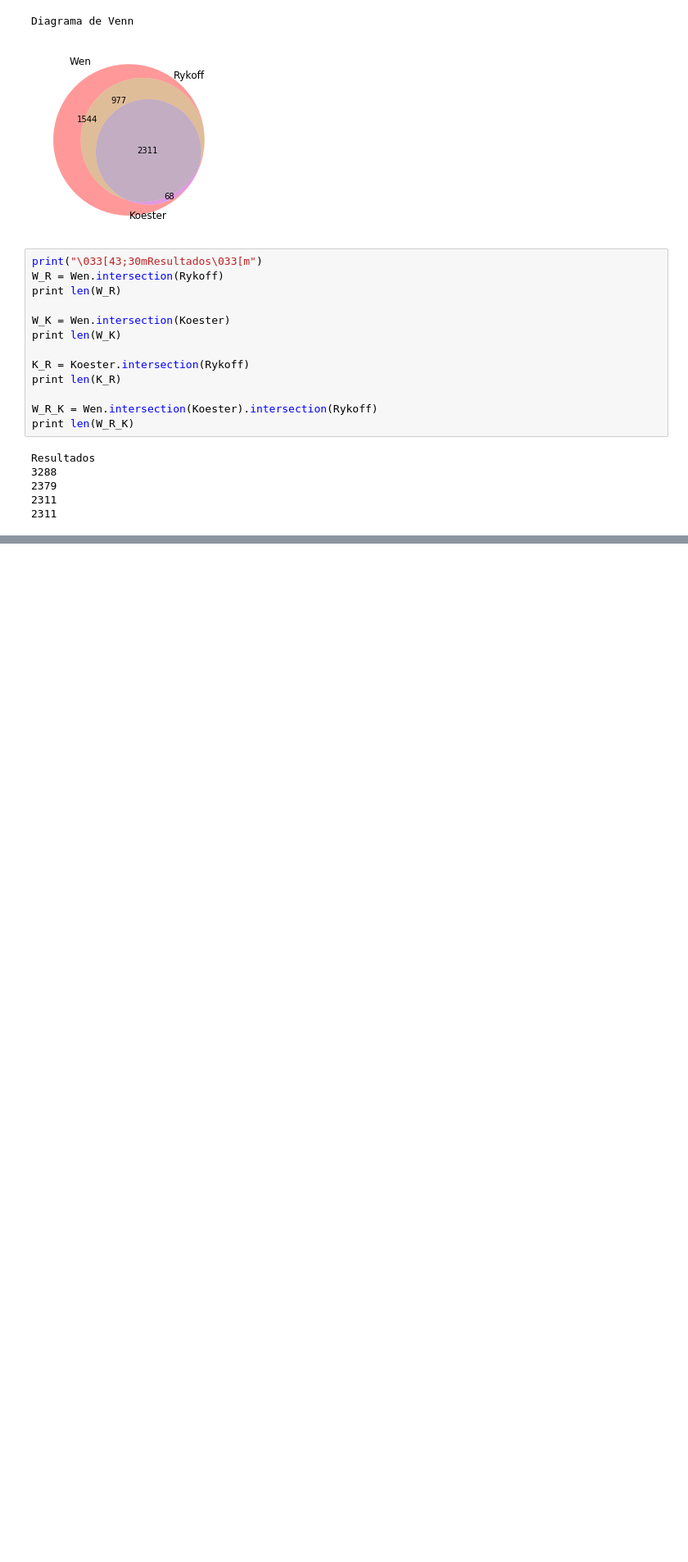
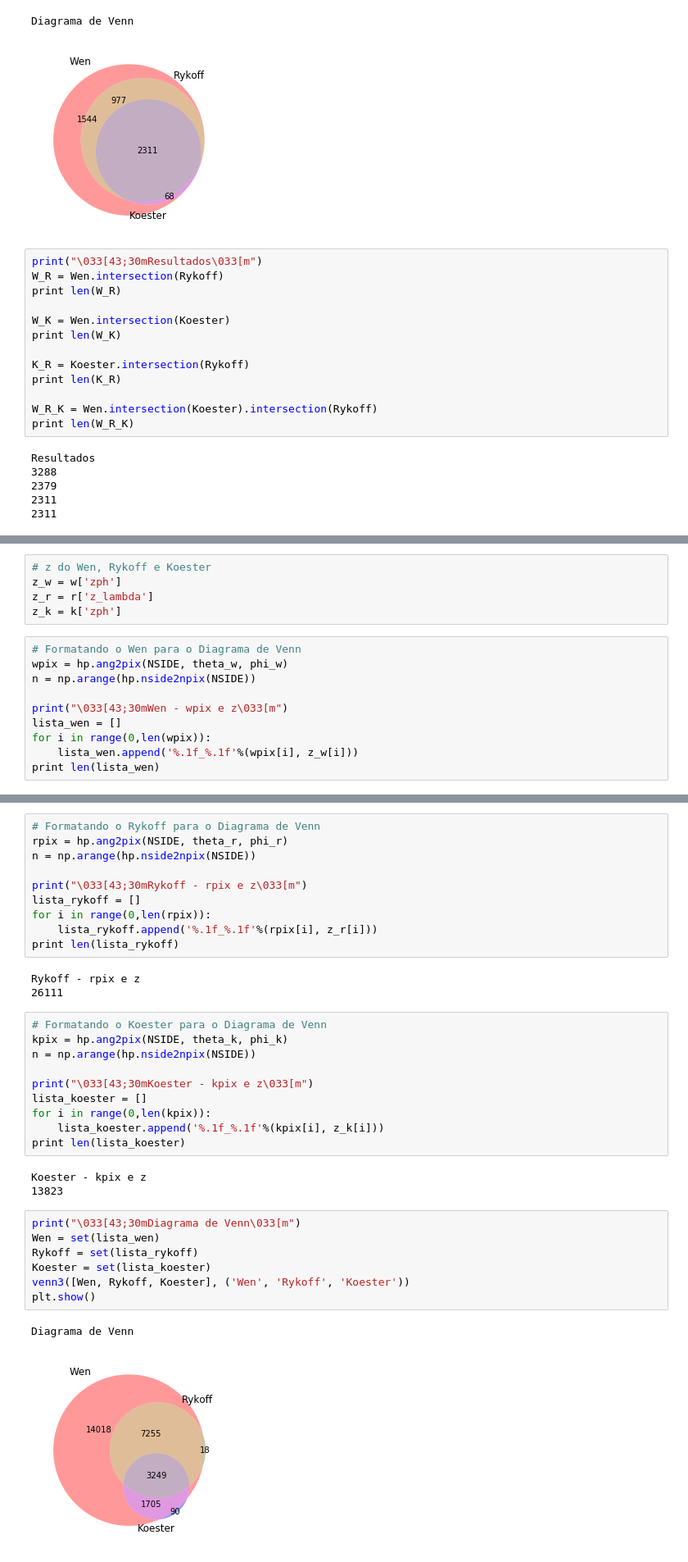
Before and after one commit to clusteron/comparison, a Jupyter notebook: footprint-venn.ipynb, the cells around one changed output, grey strips where cells are left out. Shown at 82% size. Drawn from its saved outputs; the diff is of its cells as text; blank space fills up the shorter version.

```diff
--- a/footprint-venn.ipynb
+++ b/footprint-venn.ipynb
@@ -165,0 +173,15 @@ Resultados
+# %%
+# z do Wen, Rykoff e Koester
+z_w = w['zph']
+z_r = r['z_lambda']
+z_k = k['zph']
+# %%
+# Formatando o Wen para o Diagrama de Venn
+wpix = hp.ang2pix(NSIDE, theta_w, phi_w)
+n = np.arange(hp.nside2npix(NSIDE))
+
+print("\033[43;30mWen - wpix e z\033[m")
+lista_wen = []
+for i in range(0,len(wpix)):
+    lista_wen.append('%.1f_%.1f'%(wpix[i], z_w[i]))
+print len(lista_wen)
@@ -165,0 +191,36 @@ Resultados
+# %%
+# Formatando o Rykoff para o Diagrama de Venn
+rpix = hp.ang2pix(NSIDE, theta_r, phi_r)
+n = np.arange(hp.nside2npix(NSIDE))
+
+print("\033[43;30mRykoff - rpix e z\033[m")
+lista_rykoff = []
+for i in range(0,len(rpix)):
+    lista_rykoff.append('%.1f_%.1f'%(rpix[i], z_r[i]))
+print len(lista_rykoff)
+# %% [output]
+Rykoff - rpix e z
+26111
+# %%
+# Formatando o Koester para o Diagrama de Venn
+kpix = hp.ang2pix(NSIDE, theta_k, phi_k)
+n = np.arange(hp.nside2npix(NSIDE))
+
+print("\033[43;30mKoester - kpix e z\033[m")
+lista_koester = []
+for i in range(0,len(kpix)):
+    lista_koester.append('%.1f_%.1f'%(kpix[i], z_k[i]))
+print len(lista_koester)
+# %% [output]
+Koester - kpix e z
+13823
+# %%
+print("\033[43;30mDiagrama de Venn\033[m")
+Wen = set(lista_wen)
+Rykoff = set(lista_rykoff)
+Koester = set(lista_koester)
+venn3([Wen, Rykoff, Koester], ('Wen', 'Rykoff', 'Koester'))
+plt.show()
+# %% [output]
+Diagrama de Venn
+[figure, added]
```
Also changed, not shown: parts of 4 cells of this notebook.
